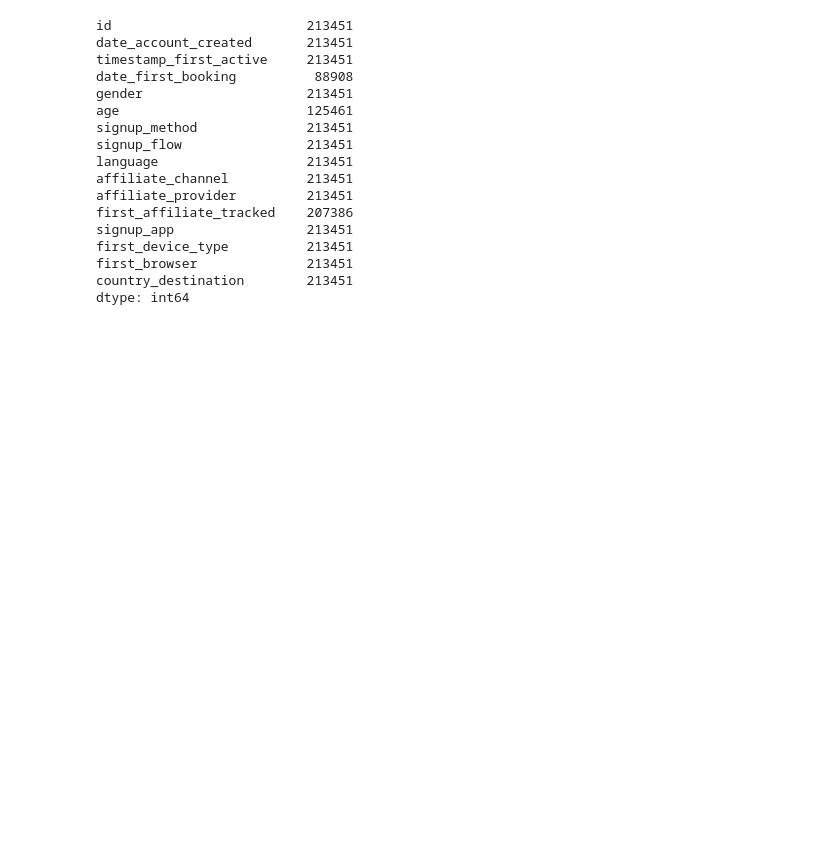
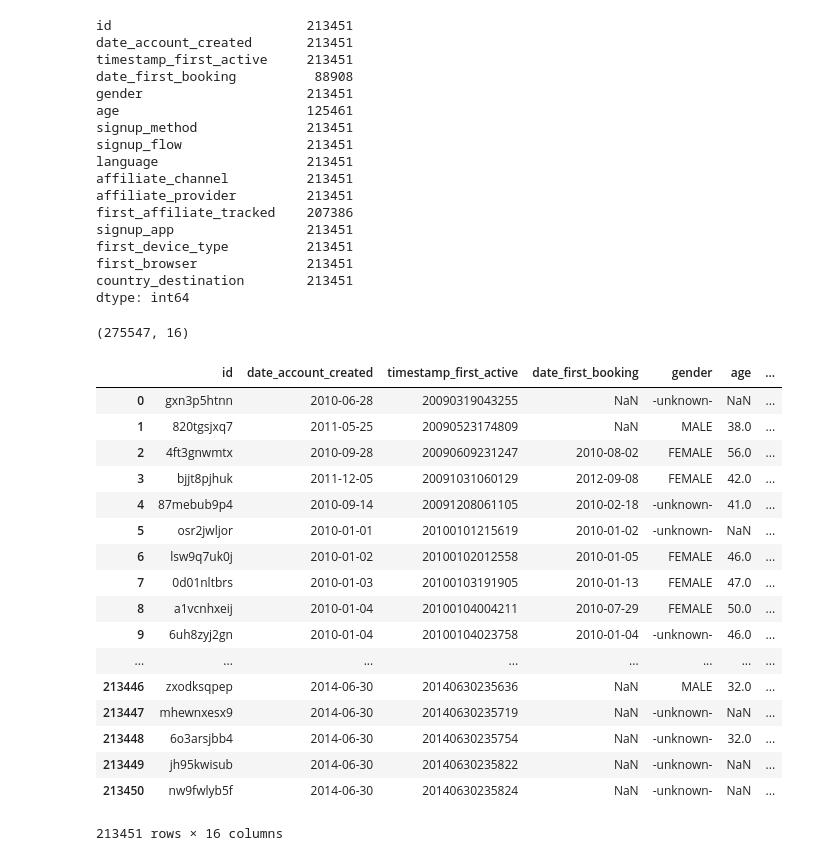
Before and after one commit to VijayalaxmiShettar/DMALab, a Jupyter notebook: Lab1_Traveler_Data_Preprocessing.ipynb, the cells around one changed output. Saved outputs shown, nothing was run; the diff lists cells and outputs as text; code cells hidden in the pictures; blank space fills up the shorter version.

```diff
--- a/Lab1_Traveler_Data_Preprocessing.ipynb
+++ b/Lab1_Traveler_Data_Preprocessing.ipynb
@@ -69,0 +86,25 @@ dtype: int64
+# %%
+df_all.shape
+# %% [output]
+(275547, 16)
+# %%
+data
+# %% [output]
+|  | id | date_account_created | timestamp_first_active | date_first_booking | gender | age | ... |
+| 0 | gxn3p5htnn | 2010-06-28 | 20090319043255 | NaN | -unknown- | NaN | ... |
+| 1 | 820tgsjxq7 | 2011-05-25 | 20090523174809 | NaN | MALE | 38.0 | ... |
+| 2 | 4ft3gnwmtx | 2010-09-28 | 20090609231247 | 2010-08-02 | FEMALE | 56.0 | ... |
+| 3 | bjjt8pjhuk | 2011-12-05 | 20091031060129 | 2012-09-08 | FEMALE | 42.0 | ... |
+| 4 | 87mebub9p4 | 2010-09-14 | 20091208061105 | 2010-02-18 | -unknown- | 41.0 | ... |
+| 5 | osr2jwljor | 2010-01-01 | 20100101215619 | 2010-01-02 | -unknown- | NaN | ... |
+| 6 | lsw9q7uk0j | 2010-01-02 | 20100102012558 | 2010-01-05 | FEMALE | 46.0 | ... |
+| 7 | 0d01nltbrs | 2010-01-03 | 20100103191905 | 2010-01-13 | FEMALE | 47.0 | ... |
+| 8 | a1vcnhxeij | 2010-01-04 | 20100104004211 | 2010-07-29 | FEMALE | 50.0 | ... |
+| 9 | 6uh8zyj2gn | 2010-01-04 | 20100104023758 | 2010-01-04 | -unknown- | 46.0 | ... |
+| ... | ... | ... | ... | ... | ... | ... | ... |
+| 213446 | zxodksqpep | 2014-06-30 | 20140630235636 | NaN | MALE | 32.0 | ... |
+| 213447 | mhewnxesx9 | 2014-06-30 | 20140630235719 | NaN | -unknown- | NaN | ... |
+| 213448 | 6o3arsjbb4 | 2014-06-30 | 20140630235754 | NaN | -unknown- | 32.0 | ... |
+| 213449 | jh95kwisub | 2014-06-30 | 20140630235822 | NaN | -unknown- | NaN | ... |
+| 213450 | nw9fwlyb5f | 2014-06-30 | 20140630235824 | NaN | -unknown- | NaN | ... |
+213451 rows × 16 columns
```
Also changed, not shown: parts of 13 cells of this notebook, 1 other file.
